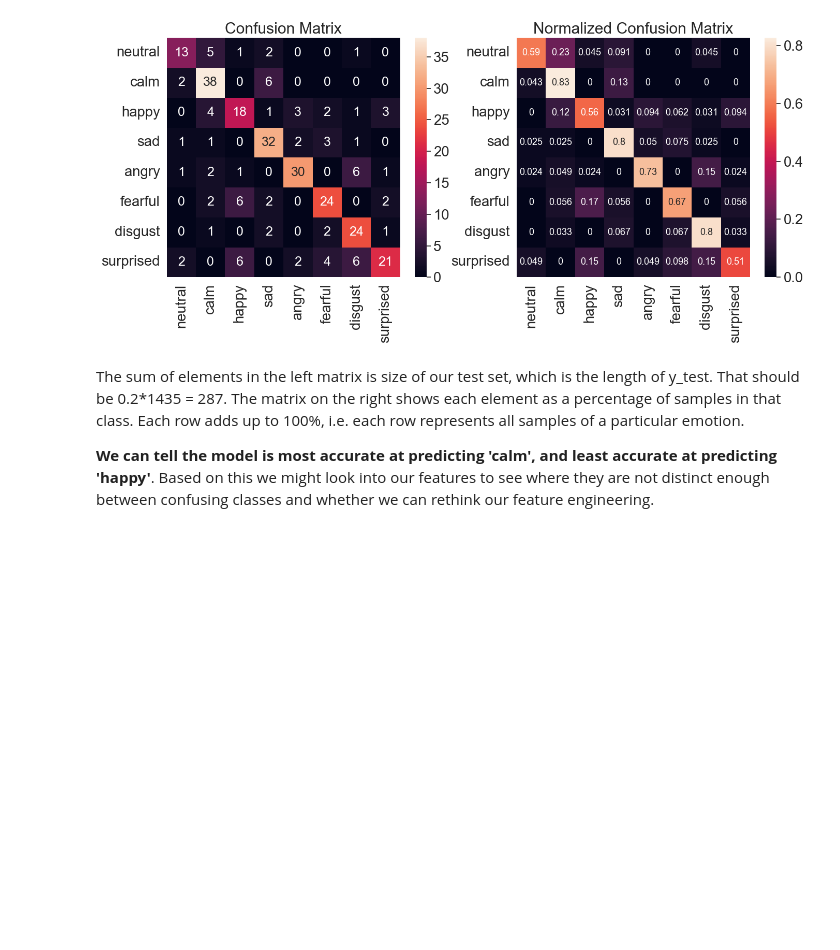
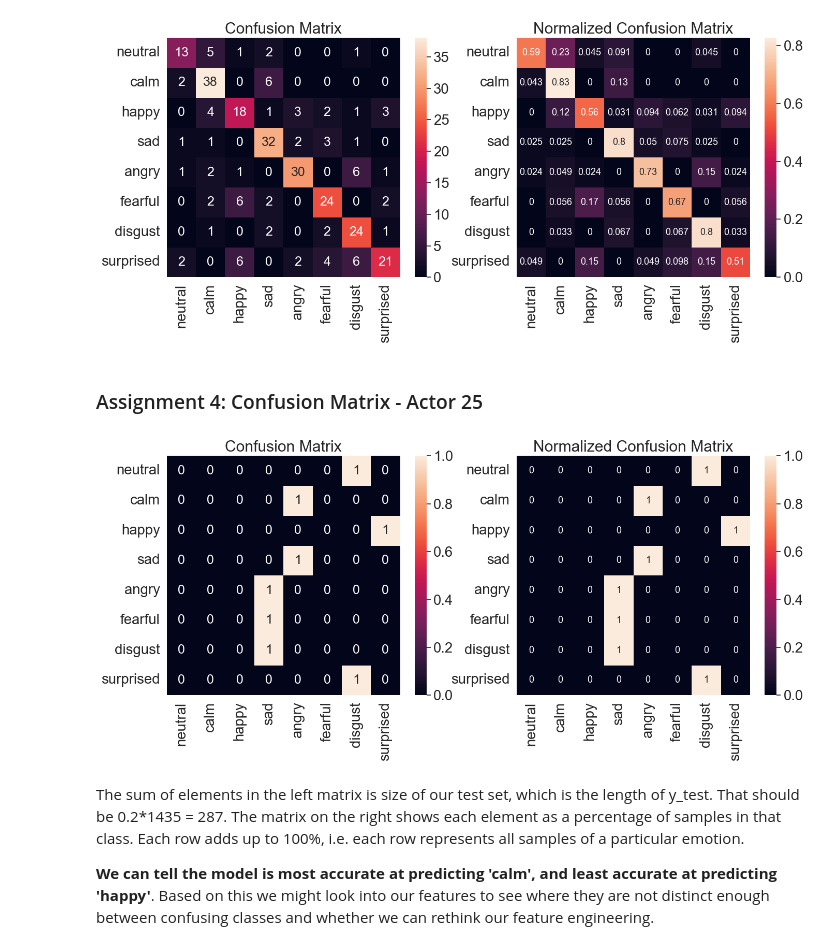
Before and after one commit to cda79/Week4-NeuralNetworks, a Jupyter notebook: Week4__Neural_Networks.ipynb, the cells around one changed output. Saved outputs shown, nothing was run; the diff lists cells and outputs as text; code cells hidden in the pictures; blank space fills up the shorter version.

Commit message:
Assignment 4 code additions

```diff
--- a/Week4__Neural_Networks.ipynb
+++ b/Week4__Neural_Networks.ipynb
@@ -293,3 +296,16 @@ features_minmax = scaler.fit_transform(features_minmax)
+# %%
+from sklearn.preprocessing import StandardScaler
+from sklearn.preprocessing import MinMaxScaler
+
+scaler = StandardScaler()
+# keep our unscaled features just in case we need to process them alternatively
+actor_features_scaled = actor_features
+actor_features_scaled = scaler.fit_transform(actor_features_scaled)
+
+scaler = MinMaxScaler()
+# keep our unscaled features just in case we need to process them alternatively
+actor_features_minmax = actor_features
+actor_features_minmax = scaler.fit_transform(actor_features_minmax)
 # %% [markdown]
 Make sure our features are properly scaled:
 # %%
@@ -703,6 +764,55 @@ sn.heatmap(confmatrix_df_norm, annot=True, annot_kws={"size": 13}) #annot_kws is
 plt.show()
 # %% [output]
 [figure]
+# %% [markdown]
+### Assignment 4: Confusion Matrix - Actor 25
+# %%
+from sklearn.metrics import confusion_matrix
+import seaborn as sn # I like seaborn's confusion matrix over sklearn's default
+
+# get predictions on test set
+test_emotion_predictions = model.predict(actor_features_scaled)
+# Actual labels from files
+test_emotion_groundtruth = actor_emotions
+
+# set labels for matrix axes from emotions
+emotion_list =['neutral','calm','happy','sad','angry','fearful','disgust','surprised']
+emotion_name = [emotion for emotion in emotion_list]
+
+# build confusion matrix and normalized confusion matrix
+# in test set there are not equal numbers of each label. (ex. more neutral than happy)
+# counting number of accurate predictions is not accurate
+# to have fair judgement, we normalize the matrix
+# Normalized shows that class calm is better recognized than neutral,
+# worst predictions with class happy. Happy is not distinct enough and might need
+# to be improved with data quality or distinguishing features.
+conf_matrix = confusion_matrix(test_emotion_groundtruth, test_emotion_predictions, labels=emotion_list)
+conf_matrix_norm = confusion_matrix(test_emotion_groundtruth, test_emotion_predictions,normalize='true', labels=emotion_list)
+
+# One version of the matrix is sorted by numbers
+# Anything not on diagonal gets mixed up
+# neutral class got confused with class calm
+# do this with ravdess and your data
+# lets you know which parts of your model is reliable and trustworthy compared to others
+
+# make a confusion matrix with labels using a DataFrame
+# Put names instead of numbers VVV
+confmatrix_df = pd.DataFrame(conf_matrix, index=emotion_name, columns=emotion_name)
+confmatrix_df_norm = pd.DataFrame(conf_matrix_norm, index=emotion_name, columns=emotion_name)
+
+# plot confusion matrices
+plt.figure(figsize=(16,6))
+sn.set(font_scale=1.8) # emotion label and title size
+plt.subplot(1,2,1)
+plt.title('Confusion Matrix')
+sn.heatmap(confmatrix_df, annot=True, annot_kws={"size": 18}) #annot_kws is value font
+plt.subplot(1,2,2)
+plt.title('Normalized Confusion Matrix')
+sn.heatmap(confmatrix_df_norm, annot=True, annot_kws={"size": 13}) #annot_kws is value font
+
+plt.show()
+# %% [output]
+[figure, added]
 # %% [markdown]
 The sum of elements in the left matrix is size of our test set, which is the length of y_test. That should be 0.2*1435 = 287. The matrix on the right shows each element as a percentage of samples in that class. Each row adds up to 100%, i.e. each row represents all samples of a particular emotion.
 
```
Also changed, not shown: parts of 18 cells of this notebook.
